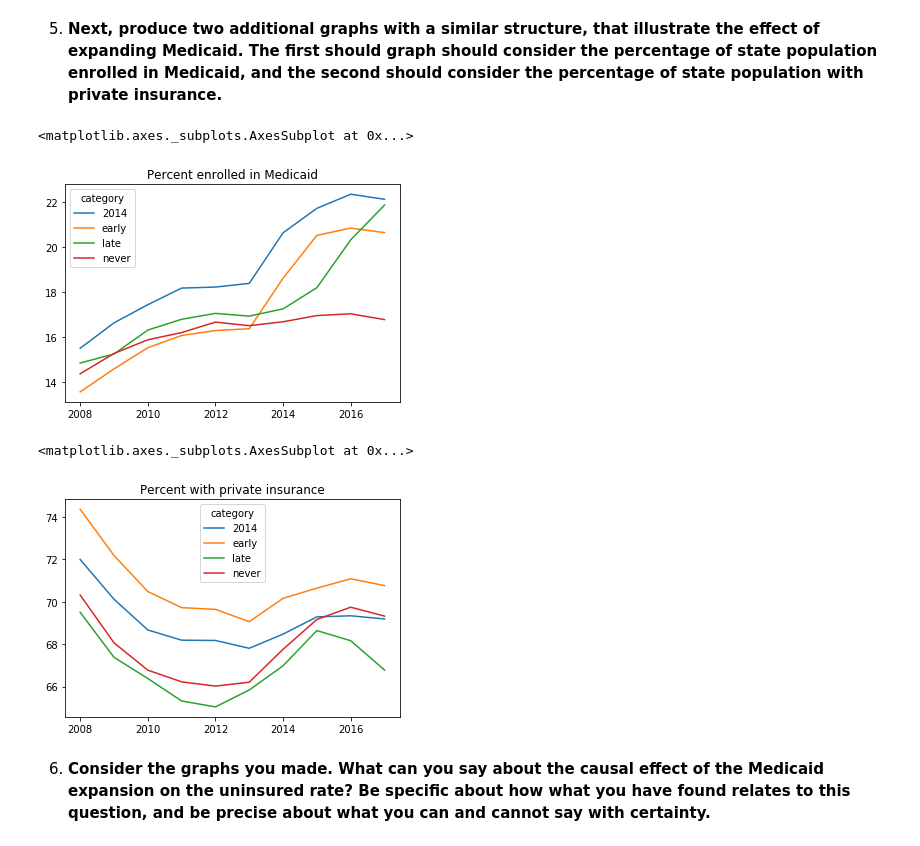
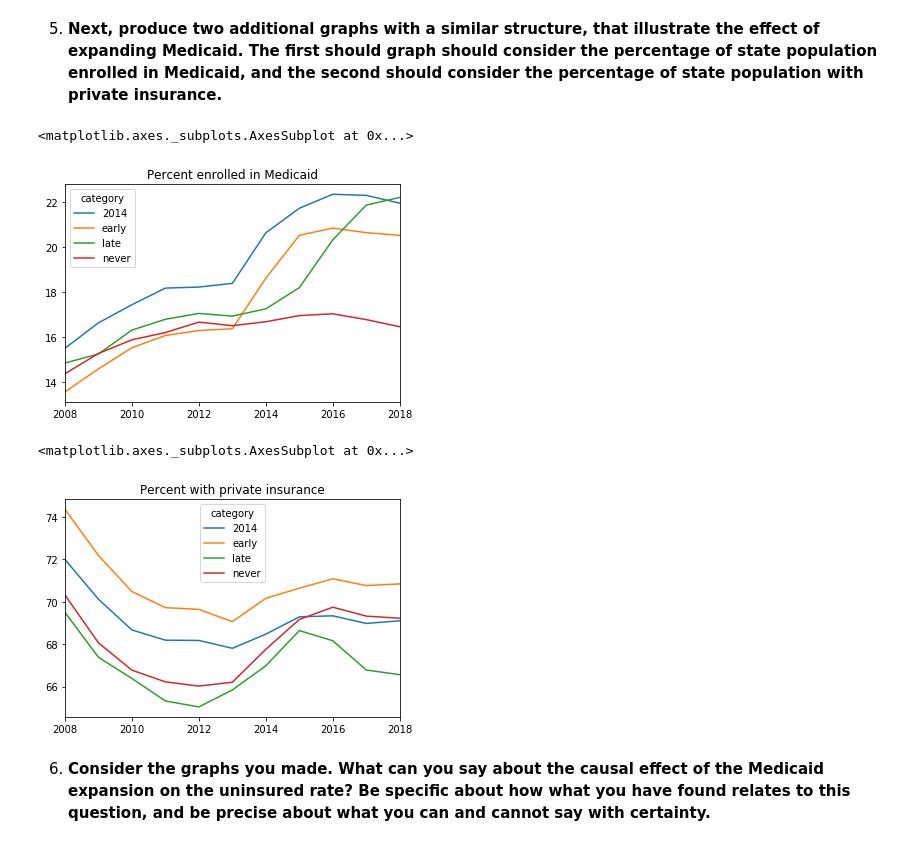
Before and after one commit to akilby/teaching, a Jupyter notebook: MedicaidExpansion/py/MedicaidExpansion.ipynb, the cells around one changed output. Drawn from its saved outputs; the diff is of its cells as text; code cells hidden in the pictures.

```diff
--- a/MedicaidExpansion/py/MedicaidExpansion.ipynb
+++ b/MedicaidExpansion/py/MedicaidExpansion.ipynb
@@ -282,3 +292,7 @@ df_use
+# %%
+# Delaware is missing for 2017, replace N with null value
+df_use.loc[df_use['2017-Percent.1'] == 'N', '2017-Percent.1'] = np.nan
+df_use['2017-Percent.1'] = df_use['2017-Percent.1'].astype(float)
 # %%
 df_uninsured = df_use[df_use['level_1']=='Uninsured']
 df_uninsured
@@ -477,25 +477,25 @@ df_medicaid = df_use[df_use['level_1']=='..Medicaid']
 df_analysis = pd.merge(df_medicaid, df_implementation, left_on='level_0', right_on='State', how='inner')
 df_analysis = pd.merge(df_analysis, categories, on = 'Expansion Date')
 grouped = df_analysis.groupby('category').mean()
-grouped.columns = [2017, 2016, 2015, 2014, 2013, 2012, 2011, 2010, 2009, 2008]
+grouped.columns = [2018, 2017, 2016, 2015, 2014, 2013, 2012, 2011, 2010, 2009, 2008]
 grouped = grouped.stack()
 grouped = grouped.unstack(0)
 grouped.plot(title="Percent enrolled in Medicaid")
 # %% [output]
 <matplotlib.axes._subplots.AxesSubplot at 0x...>
-[figure, old version]
+[figure, new version]
 # %%
 df_medicaid = df_use[df_use['level_1']=='Private']
 df_analysis = pd.merge(df_medicaid, df_implementation, left_on='level_0', right_on='State', how='inner')
 df_analysis = pd.merge(df_analysis, categories, on = 'Expansion Date')
 grouped = df_analysis.groupby('category').mean()
-grouped.columns = [2017, 2016, 2015, 2014, 2013, 2012, 2011, 2010, 2009, 2008]
+grouped.columns = [2018, 2017, 2016, 2015, 2014, 2013, 2012, 2011, 2010, 2009, 2008]
 grouped = grouped.stack()
 grouped = grouped.unstack(0)
 grouped.plot(title="Percent with private insurance")
 # %% [output]
 <matplotlib.axes._subplots.AxesSubplot at 0x...>
-[figure, old version]
+[figure, new version]
 # %% [markdown]
 6. **Consider the graphs you made. What can you say about the causal effect of the Medicaid expansion on the uninsured rate? Be specific about how what you have found relates to this question, and be precise about what you can and cannot say with certainty.**
 # %% [markdown]
```
Also changed, not shown: parts of 38 cells of this notebook, 13 other files.
